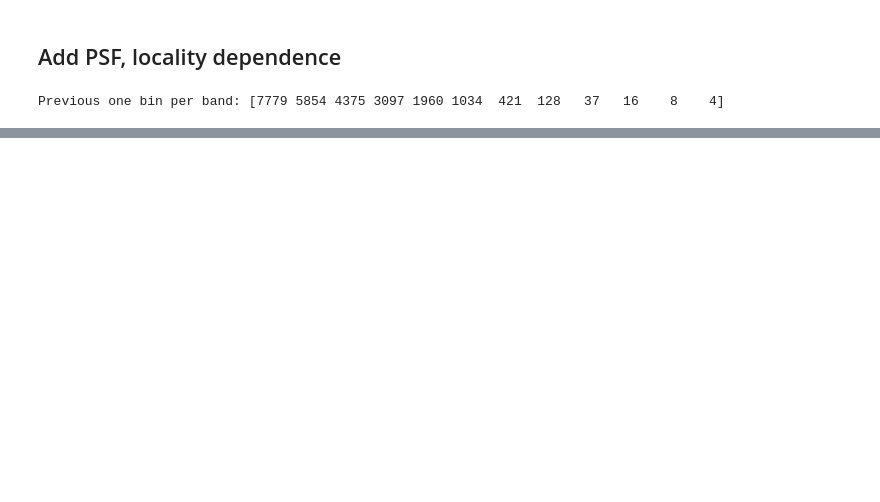
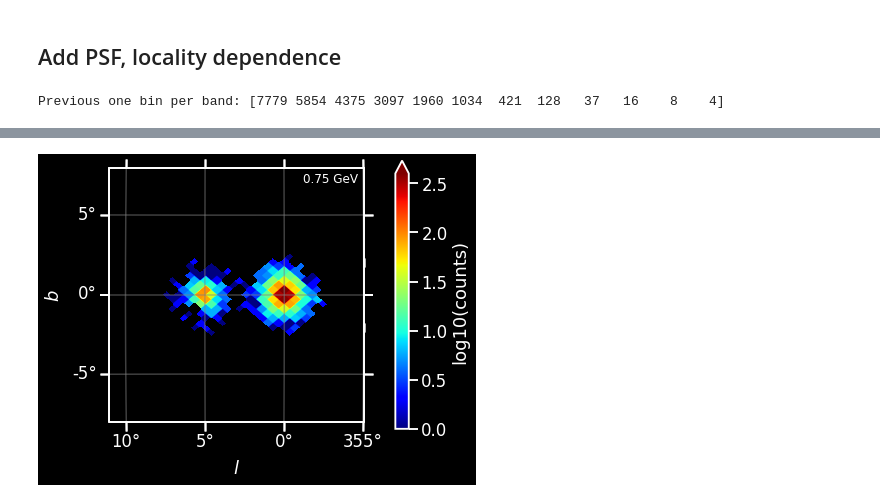
Before and after one commit to tburnett/kerr-diffuse, a Jupyter notebook: demo_model.ipynb, the cells around one changed output, grey strips where cells are left out. Cells and saved outputs as stored; diff of their text form; code cells hidden in the pictures; blank space fills up the shorter version.

```diff
--- a/demo_model.ipynb
+++ b/demo_model.ipynb
@@ -98,0 +102,4 @@ Blazar_Norm               2     4e-12       7.6       0.0      3095
+# %%
+self.plot_pixel_map((3,0), data=self.data, log=True, size=16)
+# %% [output]
+[figure, added]
```
Also changed, not shown: parts of 15 cells of this notebook, 13 other files.
